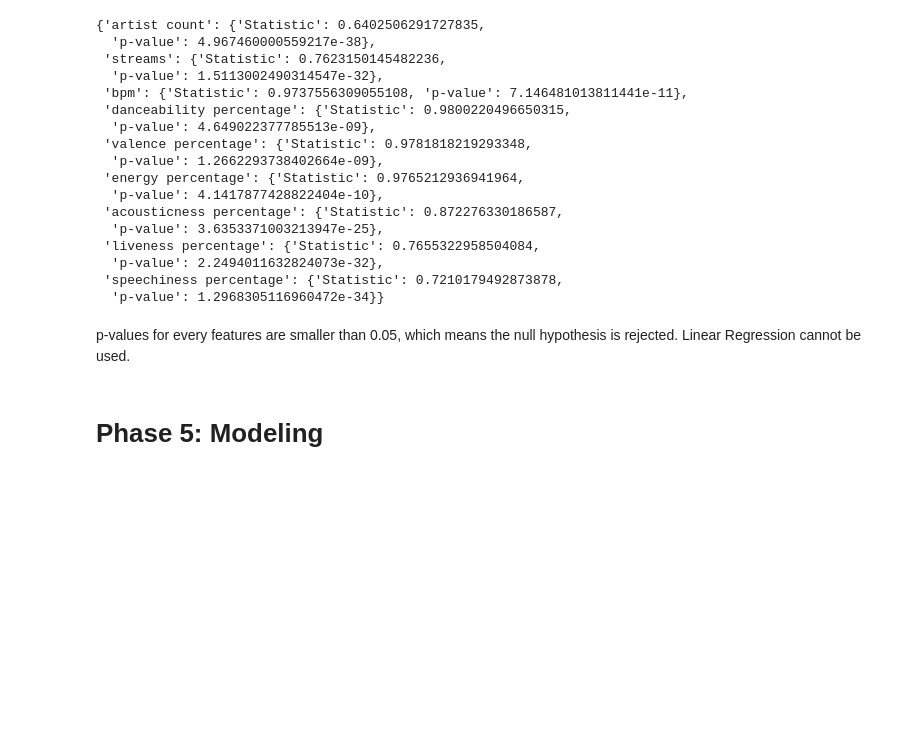
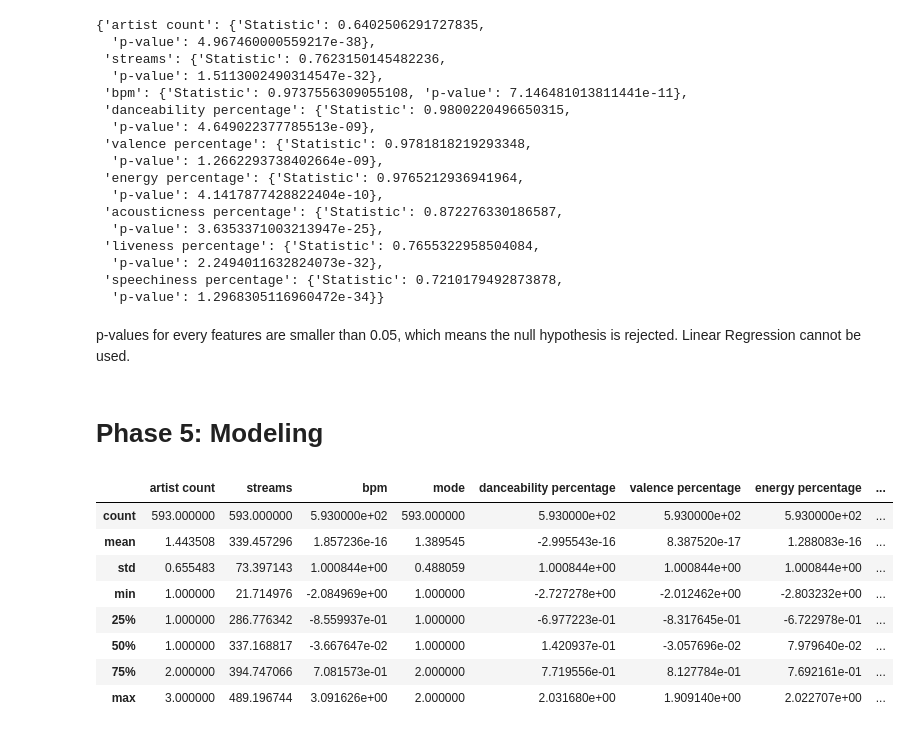
Before and after one commit to daoviethoang1402/audio-pop-corr-analysis, a Jupyter notebook: notebooks/notebook.ipynb, the cells around one changed output. Saved outputs shown, nothing was run; the diff lists cells and outputs as text; code cells hidden in the pictures; blank space fills up the shorter version.

```diff
--- a/notebooks/notebook.ipynb
+++ b/notebooks/notebook.ipynb
@@ -560,10 +560,10 @@ The `key` mode is encoded as follows:
 # %%
 import numpy as np
 
-keys = ['c', 'c#', 'd', 'd#', 'e', 'f', 'f#', 'g', 'g#', 'a', 'a#', 'b', 'unknown']
+all_keys = ['c', 'c#', 'd', 'd#', 'e', 'f', 'f#', 'g', 'g#', 'a', 'a#', 'b', 'unknown']
 
 # Assign indices to known keys
-key_to_index = {key: i for i, key in enumerate(keys[:-1])}
+key_to_index = {key: i for i, key in enumerate(all_keys[:-1])}
 
 # Encode function
 def encode_key(key):
@@ -575,7 +575,7 @@ def encode_key(key):
     return sine, cosine, 0.0  # Known key encoding
 
 # Encode all keys
-encoded_keys = {key: encode_key(key) for key in keys}
+encoded_keys = {key: encode_key(key) for key in all_keys}
 
 # Convert to DataFrame
 keys_df = pd.DataFrame(encoded_keys, index=['sine', 'cosine', 'unknown']).sort_index().T
@@ -954,3 +954,15 @@ normality_results
 p-values for every features are smaller than 0.05, which means the null hypothesis is rejected. Linear Regression cannot be used.
 # %% [markdown]
 # Phase 5: Modeling
+# %%
+train_set.describe()
+# %% [output]
+|  | artist count | streams | bpm | mode | danceability percentage | valence percentage | energy percentage | ... |
+| count | 593.000000 | 593.000000 | 5.930000e+02 | 593.000000 | 5.930000e+02 | 5.930000e+02 | 5.930000e+02 | ... |
+| mean | 1.443508 | 339.457296 | 1.857236e-16 | 1.389545 | -2.995543e-16 | 8.387520e-17 | 1.288083e-16 | ... |
+| std | 0.655483 | 73.397143 | 1.000844e+00 | 0.488059 | 1.000844e+00 | 1.000844e+00 | 1.000844e+00 | ... |
+| min | 1.000000 | 21.714976 | -2.084969e+00 | 1.000000 | -2.727278e+00 | -2.012462e+00 | -2.803232e+00 | ... |
+| 25% | 1.000000 | 286.776342 | -8.559937e-01 | 1.000000 | -6.977223e-01 | -8.317645e-01 | -6.722978e-01 | ... |
+| 50% | 1.000000 | 337.168817 | -3.667647e-02 | 1.000000 | 1.420937e-01 | -3.057696e-02 | 7.979640e-02 | ... |
+| 75% | 2.000000 | 394.747066 | 7.081573e-01 | 2.000000 | 7.719556e-01 | 8.127784e-01 | 7.692161e-01 | ... |
+| max | 3.000000 | 489.196744 | 3.091626e+00 | 2.000000 | 2.031680e+00 | 1.909140e+00 | 2.022707e+00 | ... |
```
Also changed, not shown: parts of 1 cell of this notebook, 1 other file.
